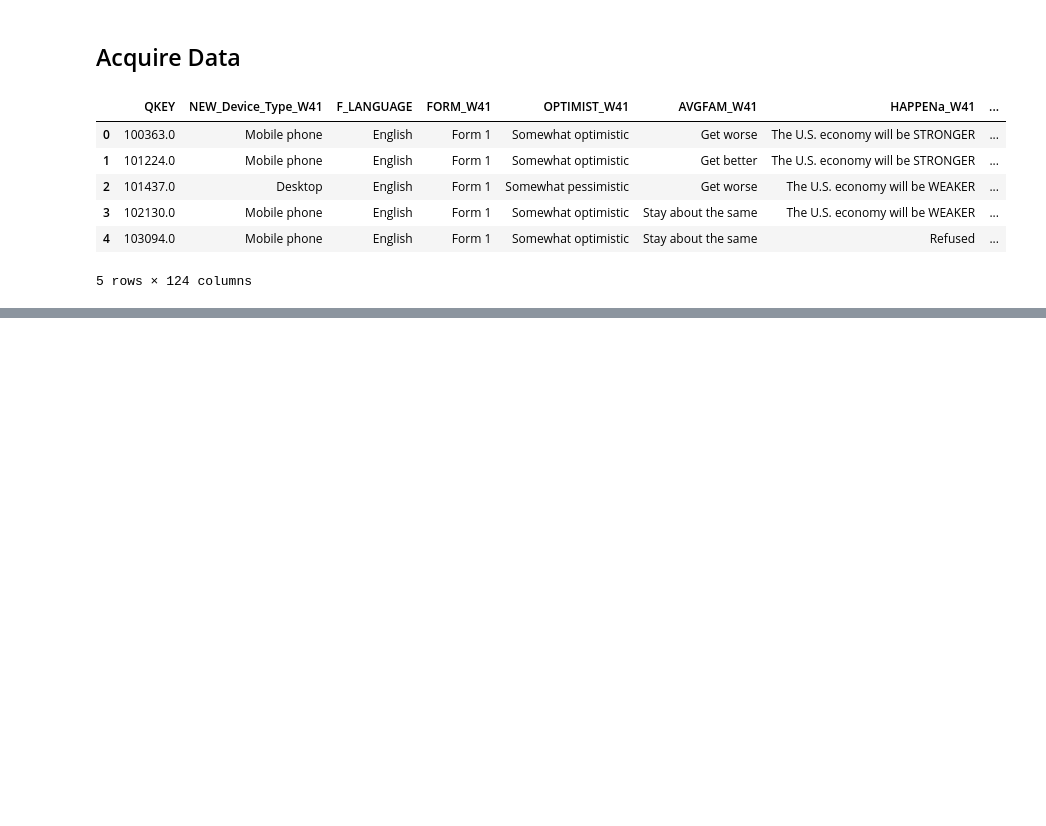
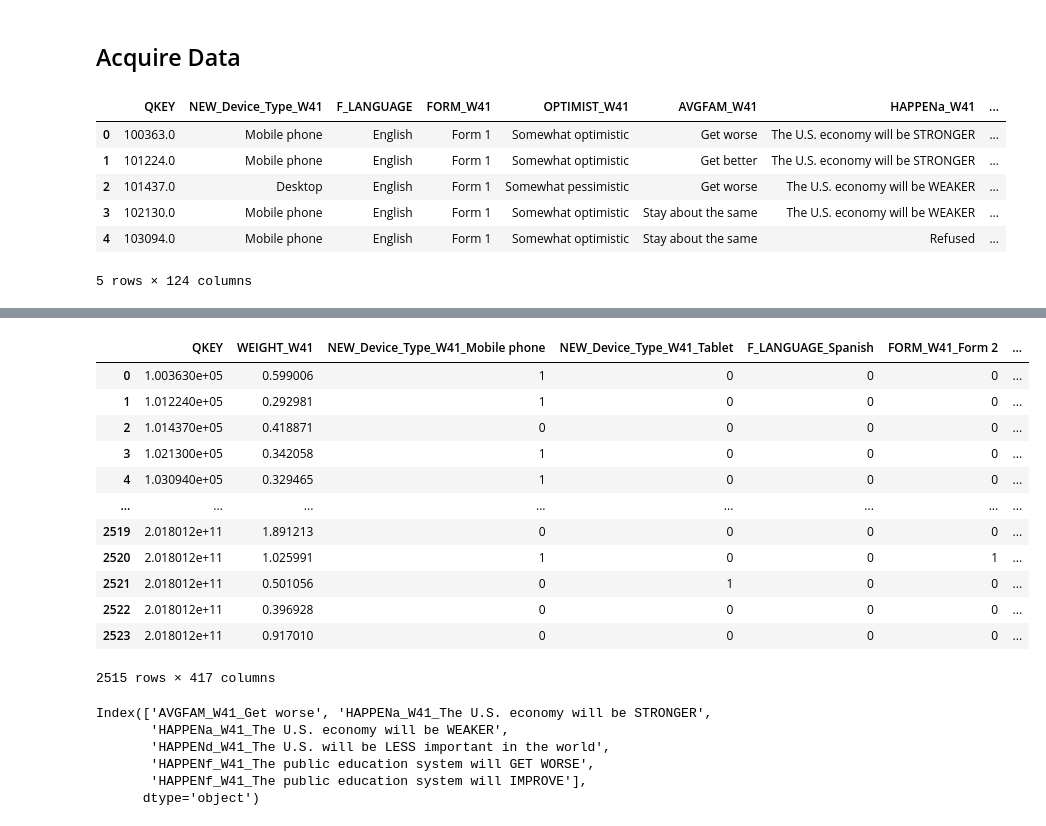
Before and after one commit to american-perspectives-capstone/american-attitudes, a Jupyter notebook: malachi_hale_individual_notebook.ipynb, the cells around one changed output, grey strips where cells are left out. Saved outputs shown, nothing was run; the diff lists cells and outputs as text; code cells hidden in the pictures; blank space fills up the shorter version.

```diff
--- a/malachi_hale_individual_notebook.ipynb
+++ b/malachi_hale_individual_notebook.ipynb
@@ -48,0 +33,6 @@ target = "OPTIMIST_W41"
+# %%
+df = df[df["OPTIMIST_W41"] != "Refused"]
+# %%
+df['new_target'] = df[target].replace({"Somewhat optimistic": "0", "Somewhat pessimistic": "1", "Very pessimistic": "1", "Very optimistic": "0"})
+# %%
+df = df.drop(columns = "OPTIMIST_W41")
@@ -48,0 +54,18 @@ target = "OPTIMIST_W41"
+# %%
+df_dummies = pd.get_dummies(df, drop_first = True)
+# %%
+df_dummies
+# %% [output]
+|  | QKEY | WEIGHT_W41 | NEW_Device_Type_W41_Mobile phone | NEW_Device_Type_W41_Tablet | F_LANGUAGE_Spanish | FORM_W41_Form 2 | ... |
+| 0 | 1.003630e+05 | 0.599006 | 1 | 0 | 0 | 0 | ... |
+| 1 | 1.012240e+05 | 0.292981 | 1 | 0 | 0 | 0 | ... |
+| 2 | 1.014370e+05 | 0.418871 | 0 | 0 | 0 | 0 | ... |
+| 3 | 1.021300e+05 | 0.342058 | 1 | 0 | 0 | 0 | ... |
+| 4 | 1.030940e+05 | 0.329465 | 1 | 0 | 0 | 0 | ... |
+| ... | ... | ... | ... | ... | ... | ... | ... |
+| 2519 | 2.018012e+11 | 1.891213 | 0 | 0 | 0 | 0 | ... |
+| 2520 | 2.018012e+11 | 1.025991 | 1 | 0 | 0 | 1 | ... |
+| 2521 | 2.018012e+11 | 0.501056 | 0 | 1 | 0 | 0 | ... |
+| 2522 | 2.018012e+11 | 0.396928 | 0 | 0 | 0 | 0 | ... |
+| 2523 | 2.018012e+11 | 0.917010 | 0 | 0 | 0 | 0 | ... |
+2515 rows × 417 columns
@@ -48,0 +81,13 @@ target = "OPTIMIST_W41"
+# %%
+# Create model
+kbest_6 = SelectKBest(f_regression, k=6)
+#Fit the model
+kbest_6.fit(X_train, y_train)
+X_train.columns[kbest_6.get_support()]
+# %% [output]
+Index(['AVGFAM_W41_Get worse', 'HAPPENa_W41_The U.S. economy will be STRONGER',
+       'HAPPENa_W41_The U.S. economy will be WEAKER',
+       'HAPPENd_W41_The U.S. will be LESS important in the world',
+       'HAPPENf_W41_The public education system will GET WORSE',
+       'HAPPENf_W41_The public education system will IMPROVE'],
+      dtype='object')
```
Also changed, not shown: parts of 15 cells of this notebook.
